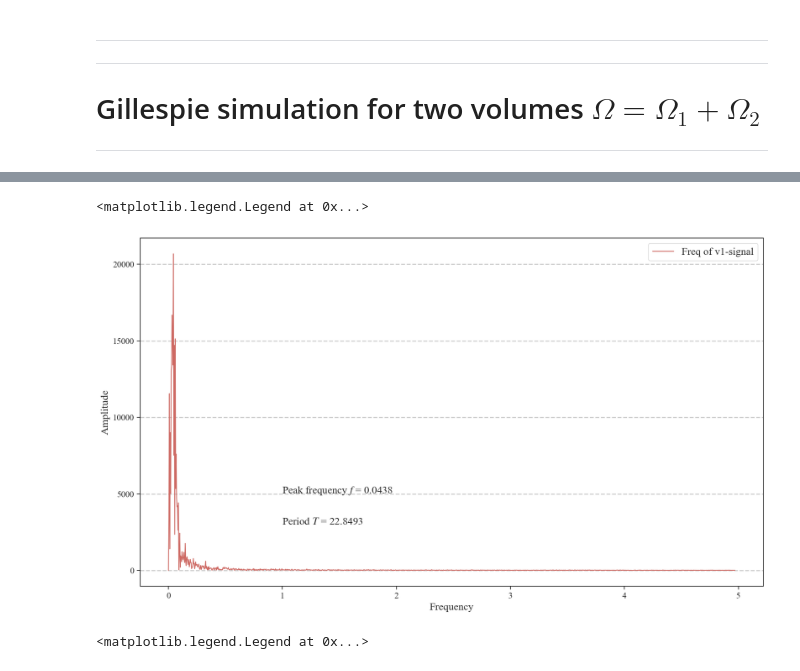
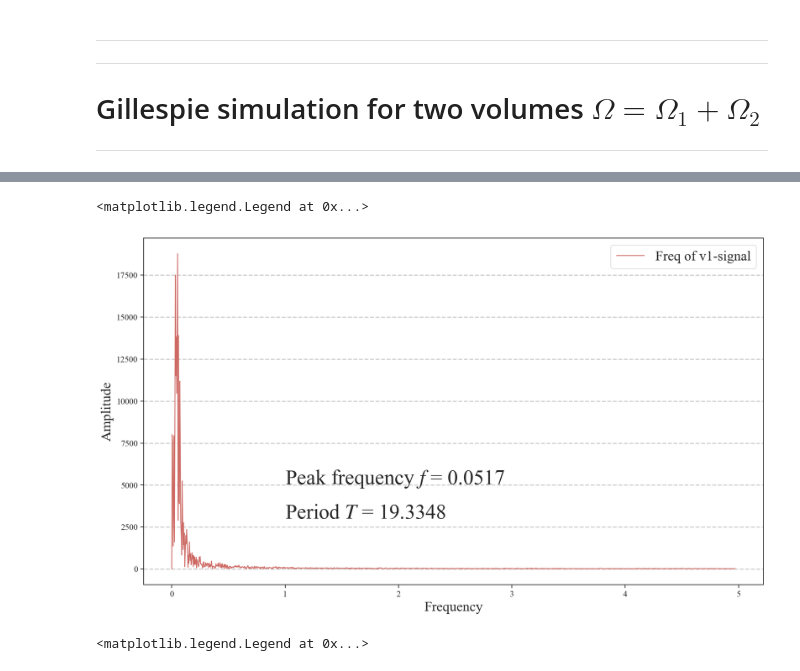
Before and after one commit to nielsdavidsen/PUK_2024, a Jupyter notebook: gillespie_sim.ipynb, the cells around one changed output, grey strips where cells are left out. Cells and saved outputs as stored; diff of their text form; code cells hidden in the pictures.

```diff
--- a/gillespie_sim.ipynb
+++ b/gillespie_sim.ipynb
@@ -132,7 +131,7 @@ t_max = 250
 
 # Setting parameters
 a = 2
-b = 5.5
+b = 4.5
 c = 1
 d = 1
 
@@ -622,23 +631,23 @@ for i in range(len(ax)):
 # %%
 # Finding frequency for the volume signals
 
 mean_freq_v1 = np.mean(v1_list)
 v1_list_norm = v1_list - mean_freq_v1
 
 freq_v1, amp_v1, peak_v1 = easy_fourier(t_list, v1_list_norm)
 period_v1 = 1/peak_v1
 
 
 fig, ax = plt.subplots()
 ax.plot(freq_v1, amp_v1, label='Freq of v1-signal', color=colors[0])
-ax.text(1, 5050, fr'Peak frequency $f$ = {peak_v1:.4f}', fontsize=15)
-ax.text(1, 3000, fr'Period $T$ = {period_v1:.4f}', fontsize=15)
-ax.set_ylabel('Amplitude', fontsize=15)
-ax.set_xlabel('Frequency', fontsize=15)
-ax.legend(fontsize=15)
+ax.text(1, 5050, fr'Peak frequency $f$ = {peak_v1:.4f}', fontsize=30)
+ax.text(1, 3000, fr'Period $T$ = {period_v1:.4f}', fontsize=30)
+ax.set_ylabel('Amplitude', fontsize=20)
+ax.set_xlabel('Frequency', fontsize=20)
+ax.legend(fontsize=20)
 # %% [output]
 <matplotlib.legend.Legend at 0x...>
-[figure, old version]
+[figure, new version]
 # %%
 # Simulate 1000 systems with same parameters
 
```
Also changed, not shown: parts of 8 cells of this notebook, 1 other file.
